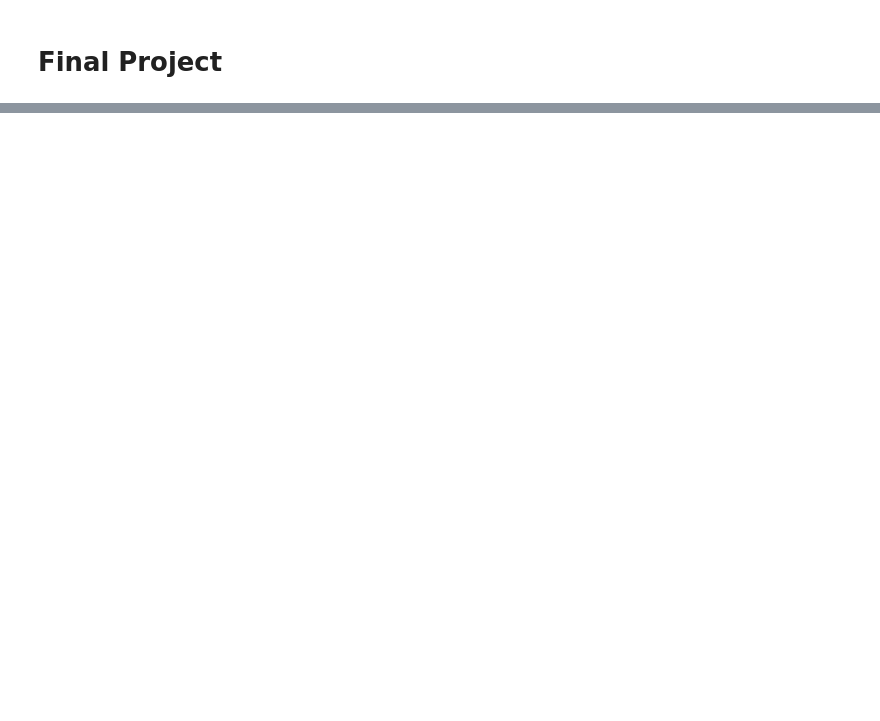
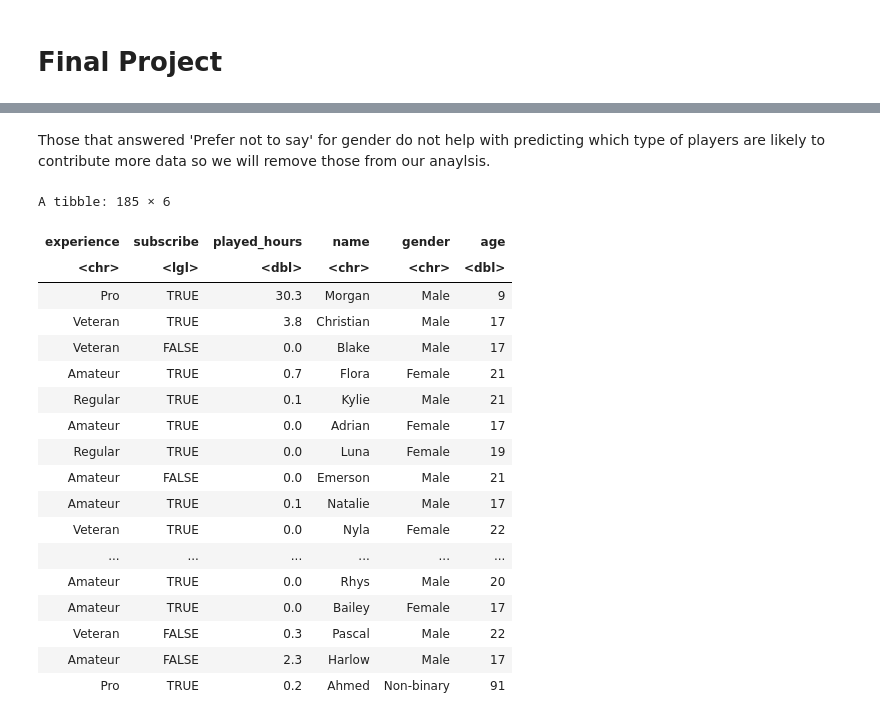
Before and after one commit to EvanSchmit/dsci-100-final-project, a Jupyter notebook: final-project.ipynb, the cells around one changed output, grey strips where cells are left out. Drawn from its saved outputs; the diff is of its cells as text; code cells hidden in the pictures; blank space fills up the shorter version.

```diff
--- a/final-project.ipynb
+++ b/final-project.ipynb
@@ -70,0 +137,26 @@ A spec_tbl_df: 196 × 9
+# %% [markdown]
+Those that answered 'Prefer not to say' for gender do not help with predicting which type of players are likely to contribute more data so we will remove those from our anaylsis.
+# %%
+players_clean3 <- players_clean2 |>
+  filter(gender != "Prefer not to say")
+players_clean3
+# %% [output]
+A tibble: 185 × 6
+| experience | subscribe | played_hours | name | gender | age |
+| <chr> | <lgl> | <dbl> | <chr> | <chr> | <dbl> |
+| Pro | TRUE | 30.3 | Morgan | Male | 9 |
+| Veteran | TRUE | 3.8 | Christian | Male | 17 |
+| Veteran | FALSE | 0.0 | Blake | Male | 17 |
+| Amateur | TRUE | 0.7 | Flora | Female | 21 |
+| Regular | TRUE | 0.1 | Kylie | Male | 21 |
+| Amateur | TRUE | 0.0 | Adrian | Female | 17 |
+| Regular | TRUE | 0.0 | Luna | Female | 19 |
+| Amateur | FALSE | 0.0 | Emerson | Male | 21 |
+| Amateur | TRUE | 0.1 | Natalie | Male | 17 |
+| Veteran | TRUE | 0.0 | Nyla | Female | 22 |
+| ... | ... | ... | ... | ... | ... |
+| Amateur | TRUE | 0.0 | Rhys | Male | 20 |
+| Amateur | TRUE | 0.0 | Bailey | Female | 17 |
+| Veteran | FALSE | 0.3 | Pascal | Male | 22 |
+| Amateur | FALSE | 2.3 | Harlow | Male | 17 |
+| Pro | TRUE | 0.2 | Ahmed | Non-binary | 91 |
```
Also changed, not shown: parts of 7 cells of this notebook.
